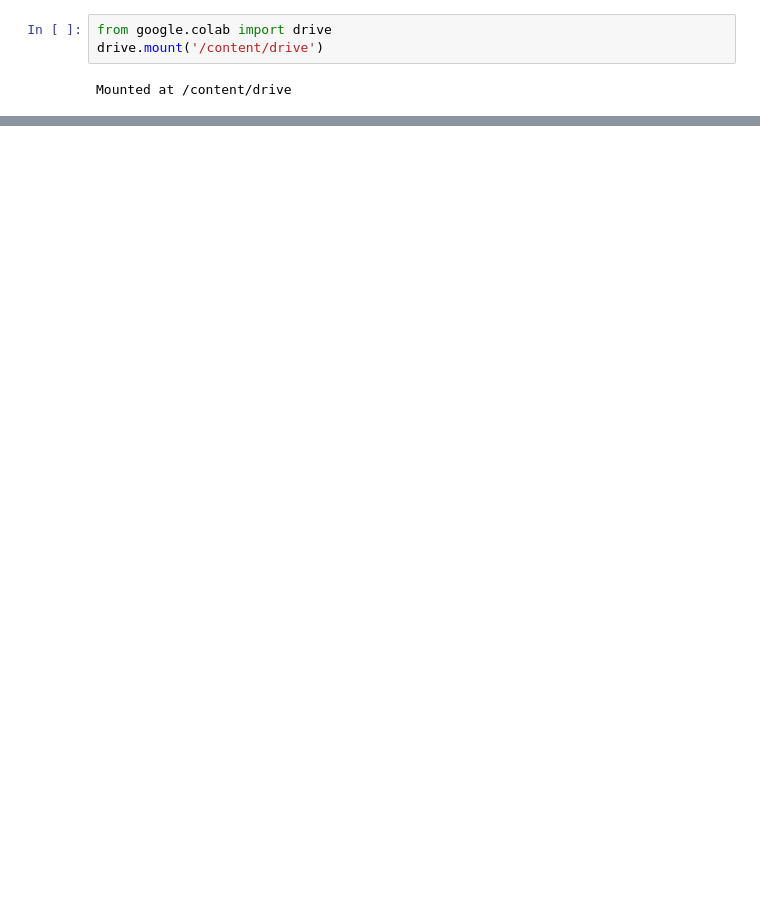
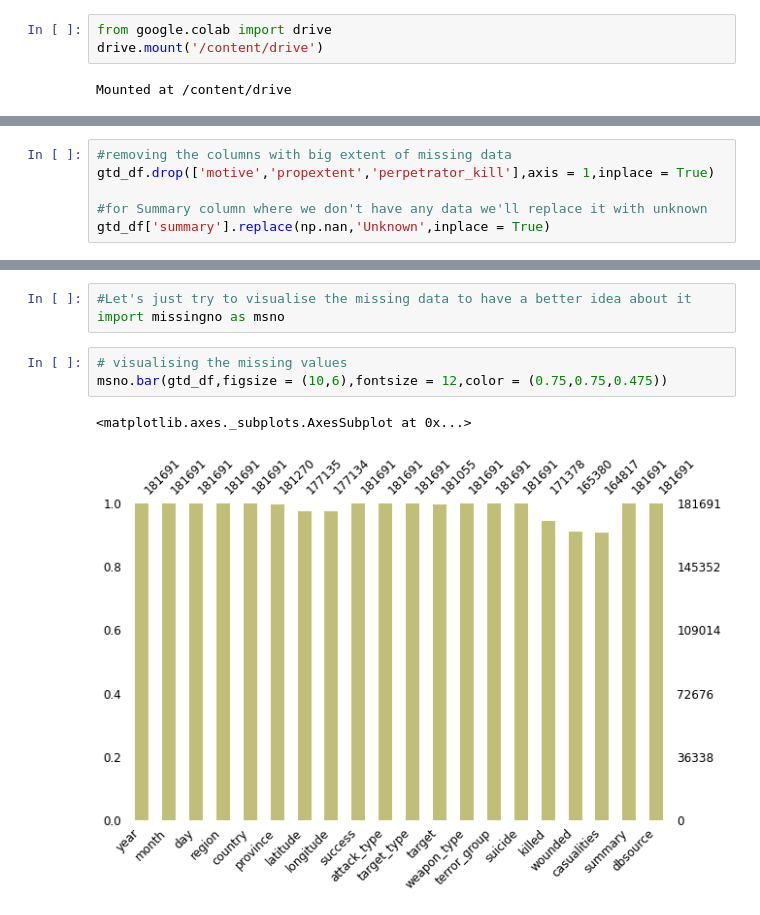
Before and after one commit to skaty5678/Global-Terrorism-Analysis, a Jupyter notebook: Global_Terrorism_Analysis_SANJEEV_KUMAR_THAKUR_.ipynb, the cells around one changed output, grey strips where cells are left out. Saved outputs shown, nothing was run; the diff lists cells and outputs as text; blank space fills up the shorter version.

```diff
--- a/Global_Terrorism_Analysis_SANJEEV_KUMAR_THAKUR_.ipynb
+++ b/Global_Terrorism_Analysis_SANJEEV_KUMAR_THAKUR_.ipynb
@@ -80,0 +228,6 @@ gtd_df.tail()
+# %%
+#removing the columns with big extent of missing data
+gtd_df.drop(['motive','propextent','perpetrator_kill'],axis = 1,inplace = True)
+
+#for Summary column where we don't have any data we'll replace it with unknown
+gtd_df['summary'].replace(np.nan,'Unknown',inplace = True)
@@ -80,0 +255,9 @@ gtd_df.tail()
+# %%
+#Let's just try to visualise the missing data to have a better idea about it
+import missingno as msno
+# %%
+# visualising the missing values
+msno.bar(gtd_df,figsize = (10,6),fontsize = 12,color = (0.75,0.75,0.475))
+# %% [output]
+<matplotlib.axes._subplots.AxesSubplot at 0x...>
+[figure, added]
```
Also changed, not shown: parts of 21 cells of this notebook.
